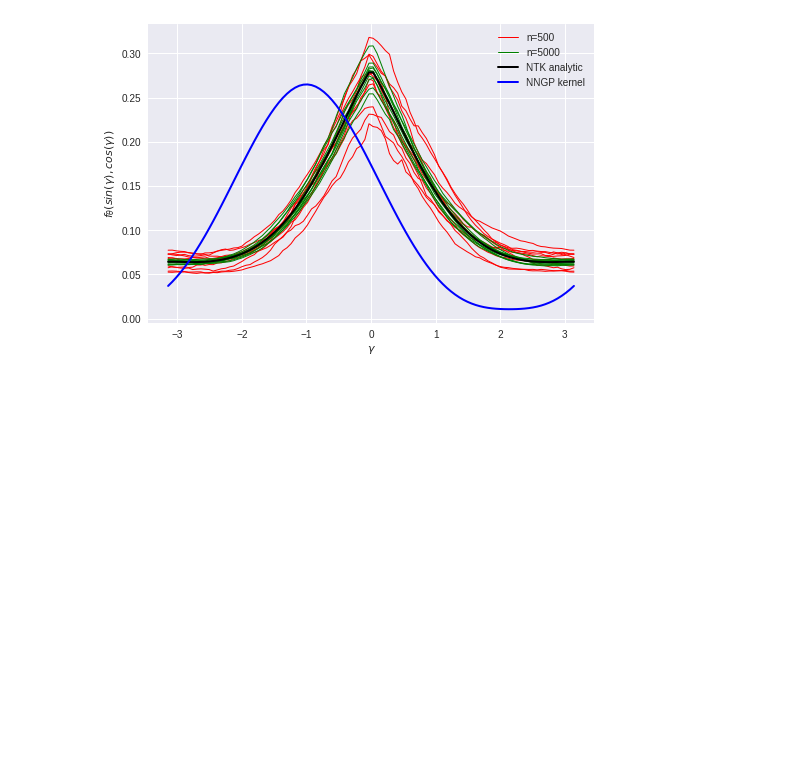
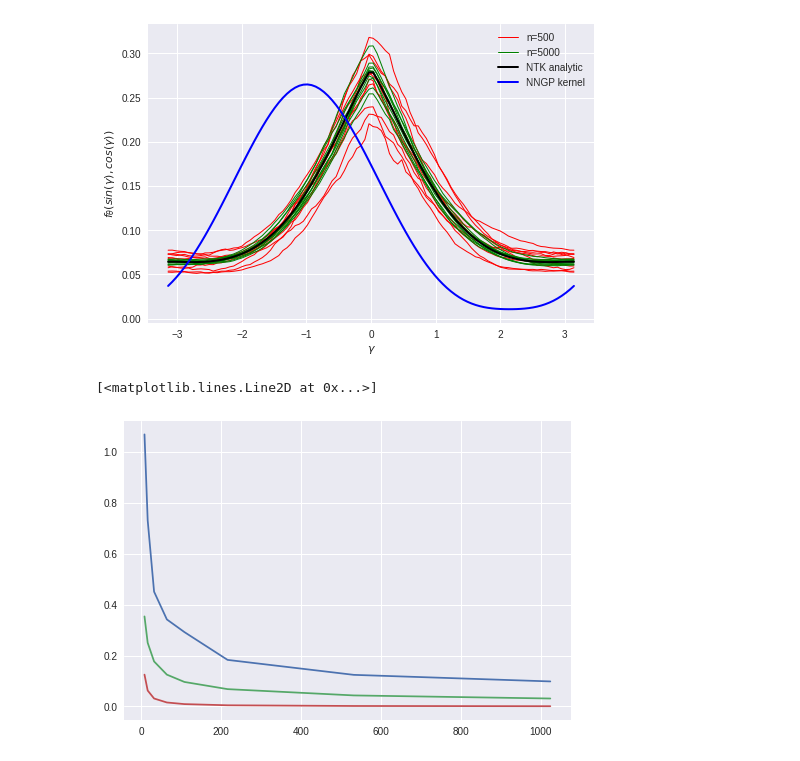
Before and after one commit to bobby-he/Neural_Tangent_Kernel, a Jupyter notebook: notebooks/anaytic_kernels.ipynb, the cells around one changed output. Drawn from its saved outputs; the diff is of its cells as text; code cells hidden in the pictures; blank space fills up the shorter version.

```diff
--- a/notebooks/anaytic_kernels.ipynb
+++ b/notebooks/anaytic_kernels.ipynb
@@ -194,7 +194,7 @@ class NTK_analytic_pred(object):
       self.NTK = deepArcCosine.NTK(X,X).cpu().numpy()
 
     def get_NTK_s(self):
-      return self.NTK_star
+      return deepArcCosine.NTK(self.X_star,self.X)
 
     def NTK_mean(self):
       L_NTK = np.linalg.cholesky(self.NTK+0.00005 * np.eye(self.X.shape[0]))
@@ -437,3 +331,16 @@ plt.legend(by_label.values(), by_label.keys())
 plt.show()
 # %% [output]
 [figure]
+# %%
+widths = np.array([8,16,32,64,108,216,532,1024])
+distances = np.zeros(len(widths))
+
+
+for j in range(len(widths)):
+  for i in range(10):
+    net = FourLayersNet(widths[j]).to("cuda" if use_cuda else "cpu")
+    theta_0 = kernel_mats(net, gamma_data, gamma_test, use_cuda=use_cuda, kernels='testvtrain').cpu()
+    distances[j] += Frobenius(theta_0-NTKs.cpu())/Frobenius(NTKs.cpu())
+    del net
+    del theta_0
+  distances[j]=distances[j]/10
@@ -439,0 +350,7 @@ plt.show()
+# %%
+plt.plot(widths,distances)
+plt.plot(widths, 1/np.sqrt(widths))
+plt.plot(widths,1/widths)
+# %% [output]
+[<matplotlib.lines.Line2D at 0x...>]
+[figure, added]
```
Also changed, not shown: parts of 3 cells of this notebook.
